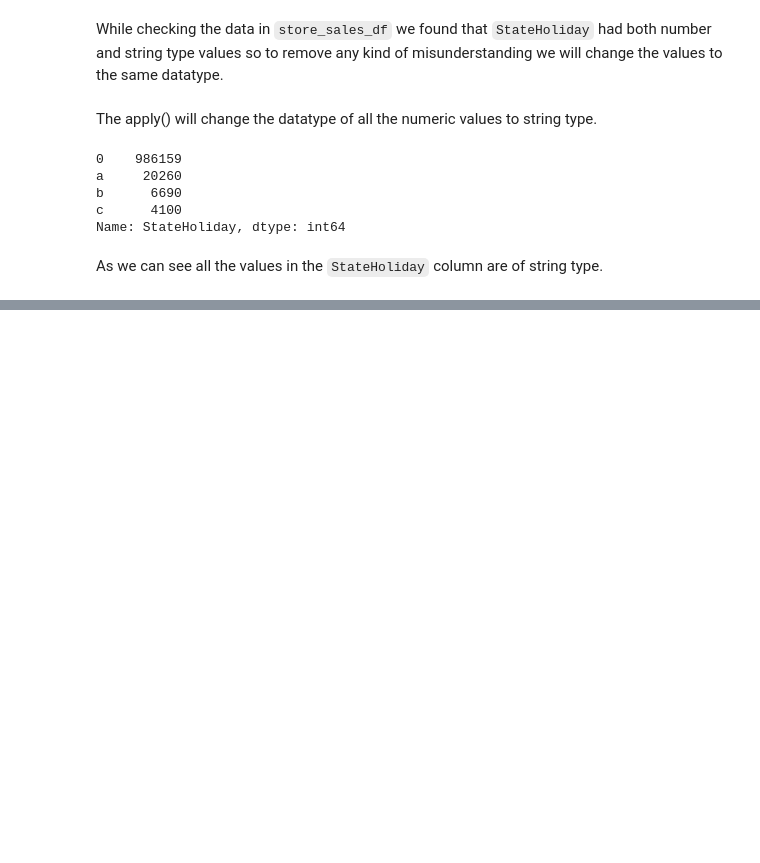
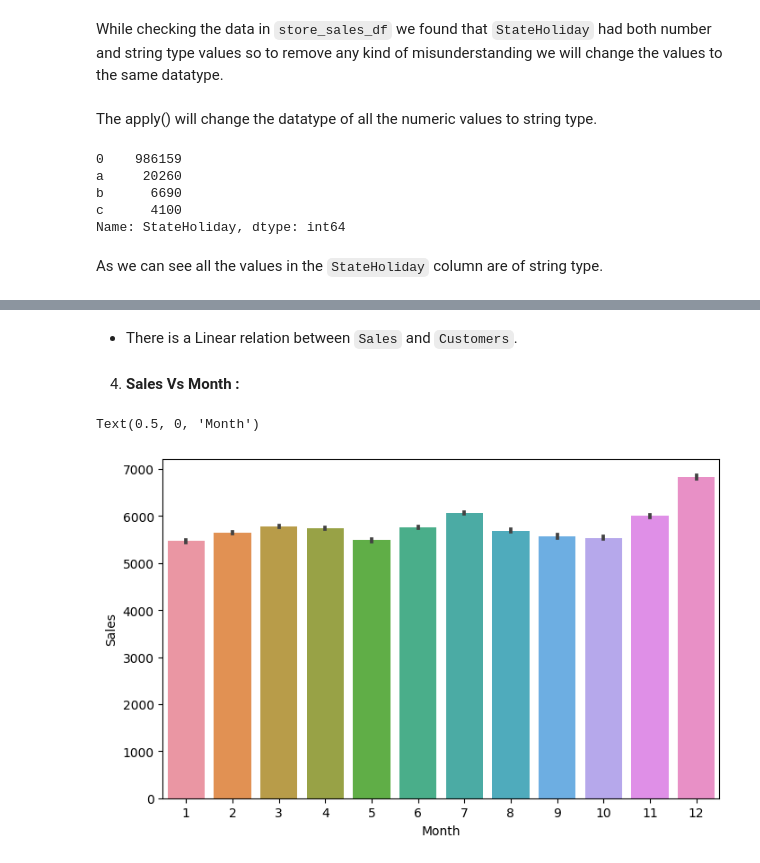
Before and after one commit to Saif-Khan435/Retail-Sales-Prediction, a Jupyter notebook: Team_KASAR_Mohammed_Saif_Khan_M4W3_Rossmann_Sales_Prediction_Capstone_Project.ipynb, the cells around one changed output, grey strips where cells are left out. Cells and saved outputs as stored; diff of their text form; code cells hidden in the pictures; blank space fills up the shorter version.

```diff
--- a/Team_KASAR_Mohammed_Saif_Khan_M4W3_Rossmann_Sales_Prediction_Capstone_Project.ipynb
+++ b/Team_KASAR_Mohammed_Saif_Khan_M4W3_Rossmann_Sales_Prediction_Capstone_Project.ipynb
@@ -521,0 +570,12 @@ As we can see all the values in the `StateHoliday` column are of string type.
+# %% [markdown]
+* There is a Linear relation between `Sales` and `Customers`.
+# %% [markdown]
+4. **Sales Vs Month :**
+# %%
+# Barplot for Month and Sales column
+
+sns.barplot(store_sales_df.Date.dt.month,store_sales_df.Sales)
+plt.xlabel('Month')
+# %% [output]
+Text(0.5, 0, 'Month')
+[figure, added]
```
Also changed, not shown: parts of 63 cells of this notebook.
